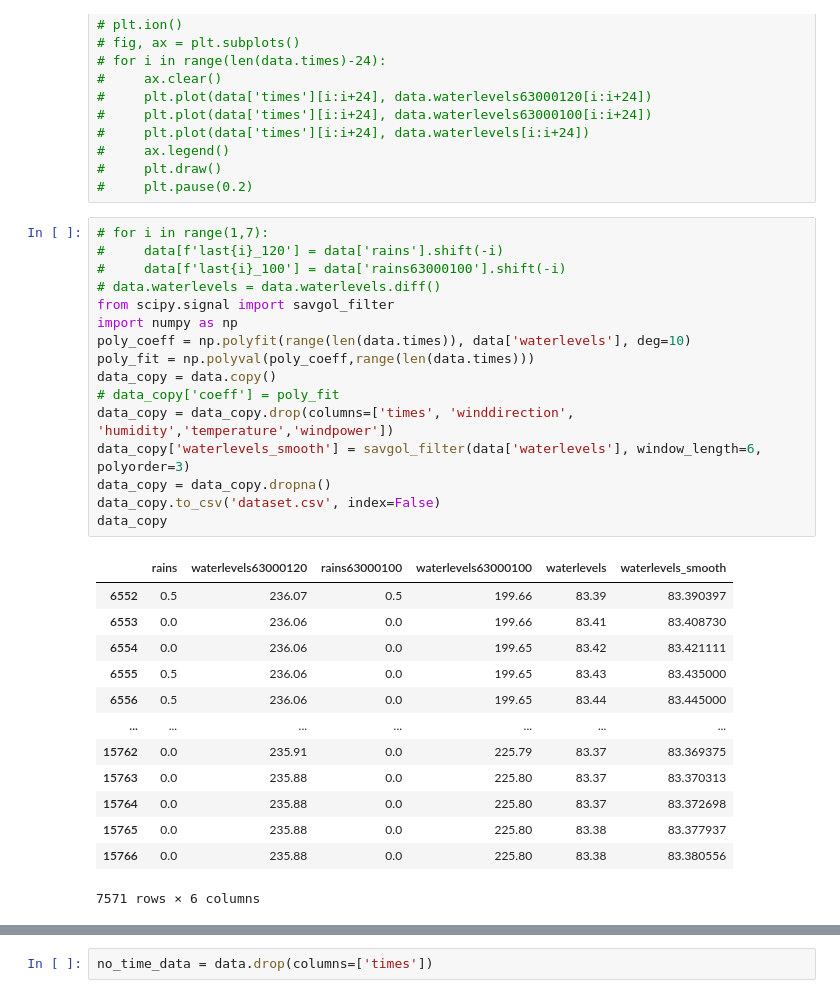
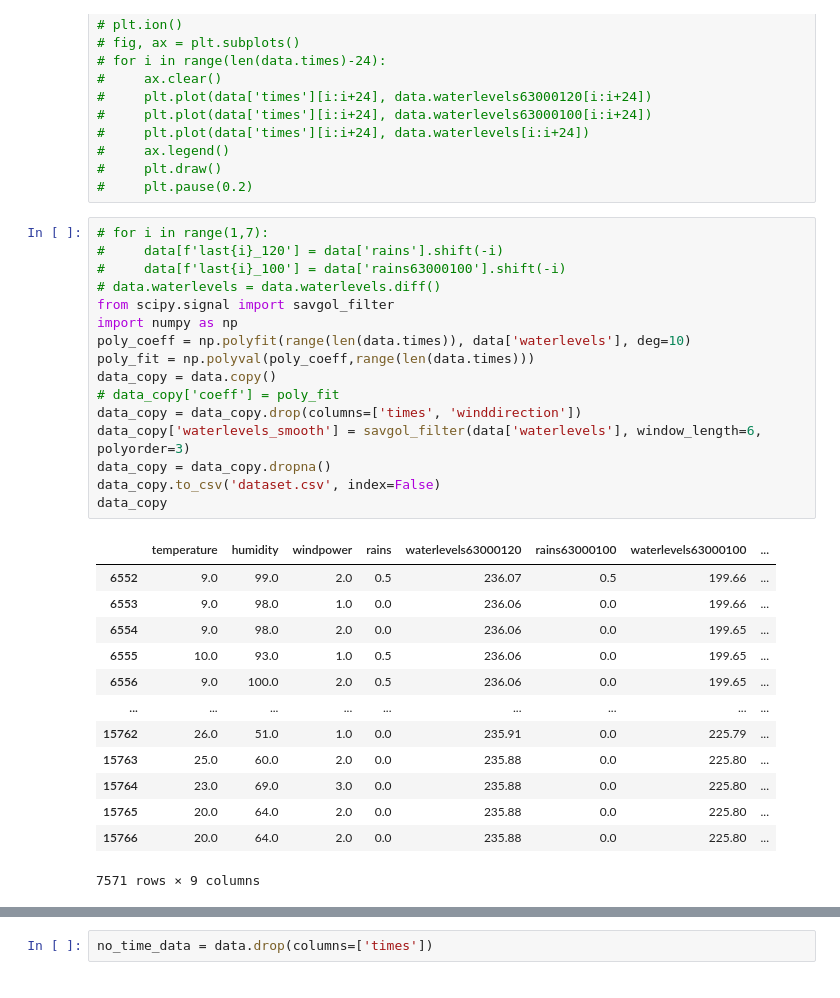
Before and after one commit to myhMARS/waterpred, a Jupyter notebook: data.ipynb, the cells around one changed output, grey strips where cells are left out. Saved outputs shown, nothing was run; the diff lists cells and outputs as text.

```diff
--- a/data.ipynb
+++ b/data.ipynb
@@ -62,30 +62,30 @@ data['winddirection'] = pd.to_numeric(data['winddirection'].replace(wind_directi
 # %%
 # for i in range(1,7):
 #     data[f'last{i}_120'] = data['rains'].shift(-i)
 #     data[f'last{i}_100'] = data['rains63000100'].shift(-i)
 # data.waterlevels = data.waterlevels.diff()
 from scipy.signal import savgol_filter
 import numpy as np
 poly_coeff = np.polyfit(range(len(data.times)), data['waterlevels'], deg=10)
 poly_fit = np.polyval(poly_coeff,range(len(data.times)))
 data_copy = data.copy()
 # data_copy['coeff'] = poly_fit
-data_copy = data_copy.drop(columns=['times', 'winddirection', 'humidity','temperature','windpower'])
+data_copy = data_copy.drop(columns=['times', 'winddirection'])
 data_copy['waterlevels_smooth'] = savgol_filter(data['waterlevels'], window_length=6, polyorder=3)
 data_copy = data_copy.dropna()
 data_copy.to_csv('dataset.csv', index=False)
 data_copy
 # %% [output]
-|  | rains | waterlevels63000120 | rains63000100 | waterlevels63000100 | waterlevels | waterlevels_smooth |
-| 6552 | 0.5 | 236.07 | 0.5 | 199.66 | 83.39 | 83.390397 |
-| 6553 | 0.0 | 236.06 | 0.0 | 199.66 | 83.41 | 83.408730 |
-| 6554 | 0.0 | 236.06 | 0.0 | 199.65 | 83.42 | 83.421111 |
-| 6555 | 0.5 | 236.06 | 0.0 | 199.65 | 83.43 | 83.435000 |
-| 6556 | 0.5 | 236.06 | 0.0 | 199.65 | 83.44 | 83.445000 |
-| ... | ... | ... | ... | ... | ... | ... |
-| 15762 | 0.0 | 235.91 | 0.0 | 225.79 | 83.37 | 83.369375 |
-| 15763 | 0.0 | 235.88 | 0.0 | 225.80 | 83.37 | 83.370313 |
-| 15764 | 0.0 | 235.88 | 0.0 | 225.80 | 83.37 | 83.372698 |
-| 15765 | 0.0 | 235.88 | 0.0 | 225.80 | 83.38 | 83.377937 |
-| 15766 | 0.0 | 235.88 | 0.0 | 225.80 | 83.38 | 83.380556 |
+|  | temperature | humidity | windpower | rains | waterlevels63000120 | rains63000100 | waterlevels63000100 | ... |
+| 6552 | 9.0 | 99.0 | 2.0 | 0.5 | 236.07 | 0.5 | 199.66 | ... |
+| 6553 | 9.0 | 98.0 | 1.0 | 0.0 | 236.06 | 0.0 | 199.66 | ... |
+| 6554 | 9.0 | 98.0 | 2.0 | 0.0 | 236.06 | 0.0 | 199.65 | ... |
+| 6555 | 10.0 | 93.0 | 1.0 | 0.5 | 236.06 | 0.0 | 199.65 | ... |
+| 6556 | 9.0 | 100.0 | 2.0 | 0.5 | 236.06 | 0.0 | 199.65 | ... |
+| ... | ... | ... | ... | ... | ... | ... | ... | ... |
+| 15762 | 26.0 | 51.0 | 1.0 | 0.0 | 235.91 | 0.0 | 225.79 | ... |
+| 15763 | 25.0 | 60.0 | 2.0 | 0.0 | 235.88 | 0.0 | 225.80 | ... |
+| 15764 | 23.0 | 69.0 | 3.0 | 0.0 | 235.88 | 0.0 | 225.80 | ... |
+| 15765 | 20.0 | 64.0 | 2.0 | 0.0 | 235.88 | 0.0 | 225.80 | ... |
+| 15766 | 20.0 | 64.0 | 2.0 | 0.0 | 235.88 | 0.0 | 225.80 | ... |
-7571 rows × 6 columns
+7571 rows × 9 columns
```
Also changed, not shown: parts of 2 cells of this notebook, 1 other file.
